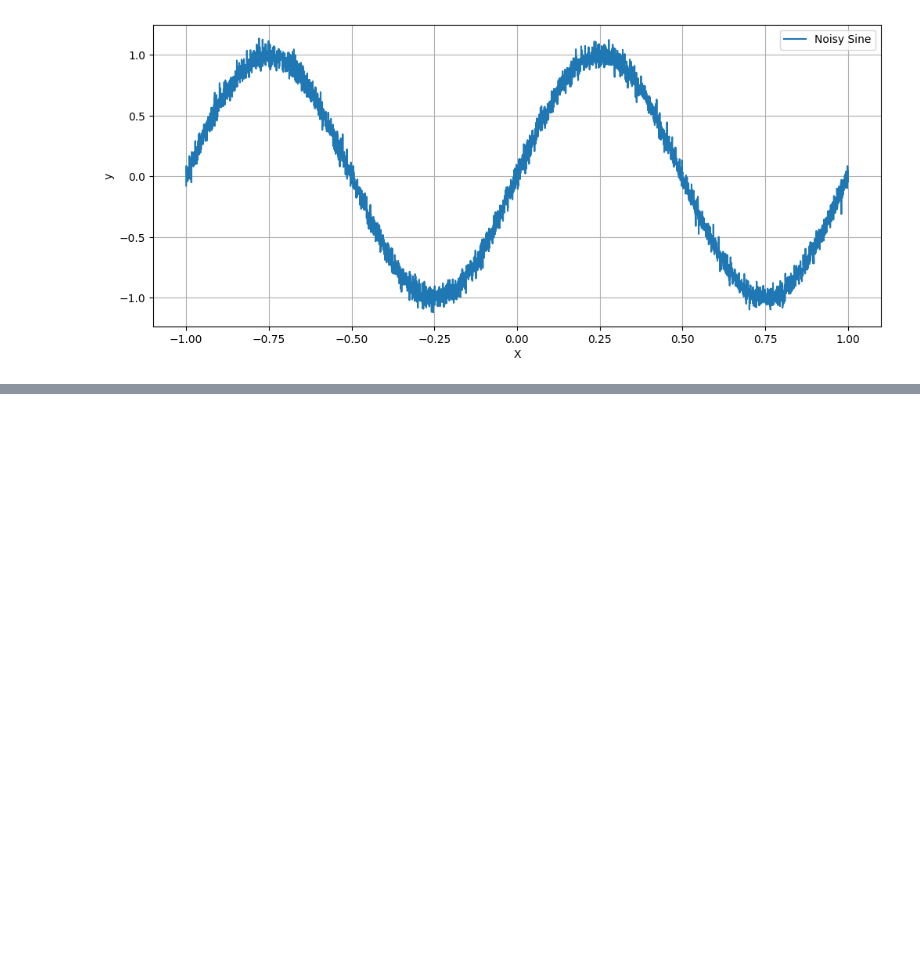
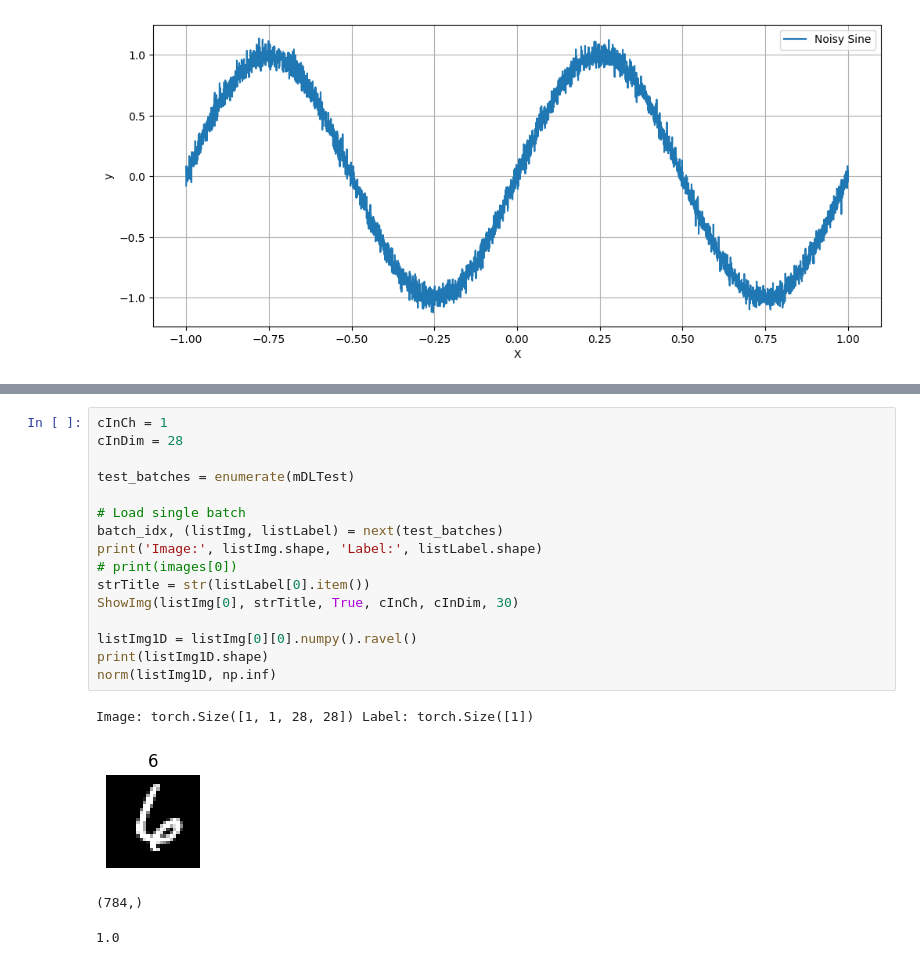
Before and after one commit to apachetechnology/bound_propagation, a Jupyter notebook: src/nbNoisy_sine.ipynb, the cells around one changed output, grey strips where cells are left out. Cells and saved outputs as stored; diff of their text form; blank space fills up the shorter version.

```diff
--- a/src/nbNoisy_sine.ipynb
+++ b/src/nbNoisy_sine.ipynb
@@ -27,0 +119,21 @@ plt.show()
+# %%
+cInCh = 1
+cInDim = 28
+
+test_batches = enumerate(mDLTest)
+
+# Load single batch
+batch_idx, (listImg, listLabel) = next(test_batches)
+print('Image:', listImg.shape, 'Label:', listLabel.shape)
+# print(images[0])
+strTitle = str(listLabel[0].item())
+ShowImg(listImg[0], strTitle, True, cInCh, cInDim, 30)
+
+listImg1D = listImg[0][0].numpy().ravel()
+print(listImg1D.shape)
+norm(listImg1D, np.inf)
+# %% [output]
+Image: torch.Size([1, 1, 28, 28]) Label: torch.Size([1])
+[figure, added]
+(784,)
+1.0
```
Also changed, not shown: parts of 6 cells of this notebook, 2 other files.
